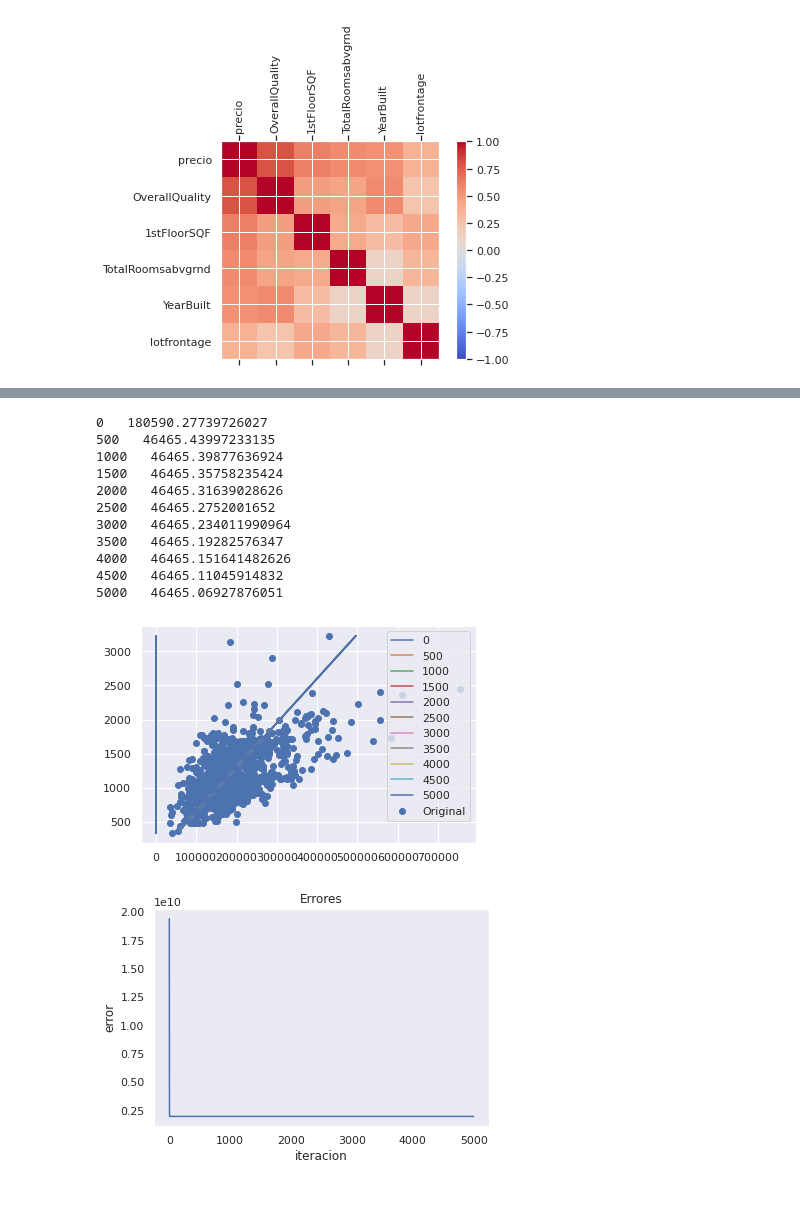
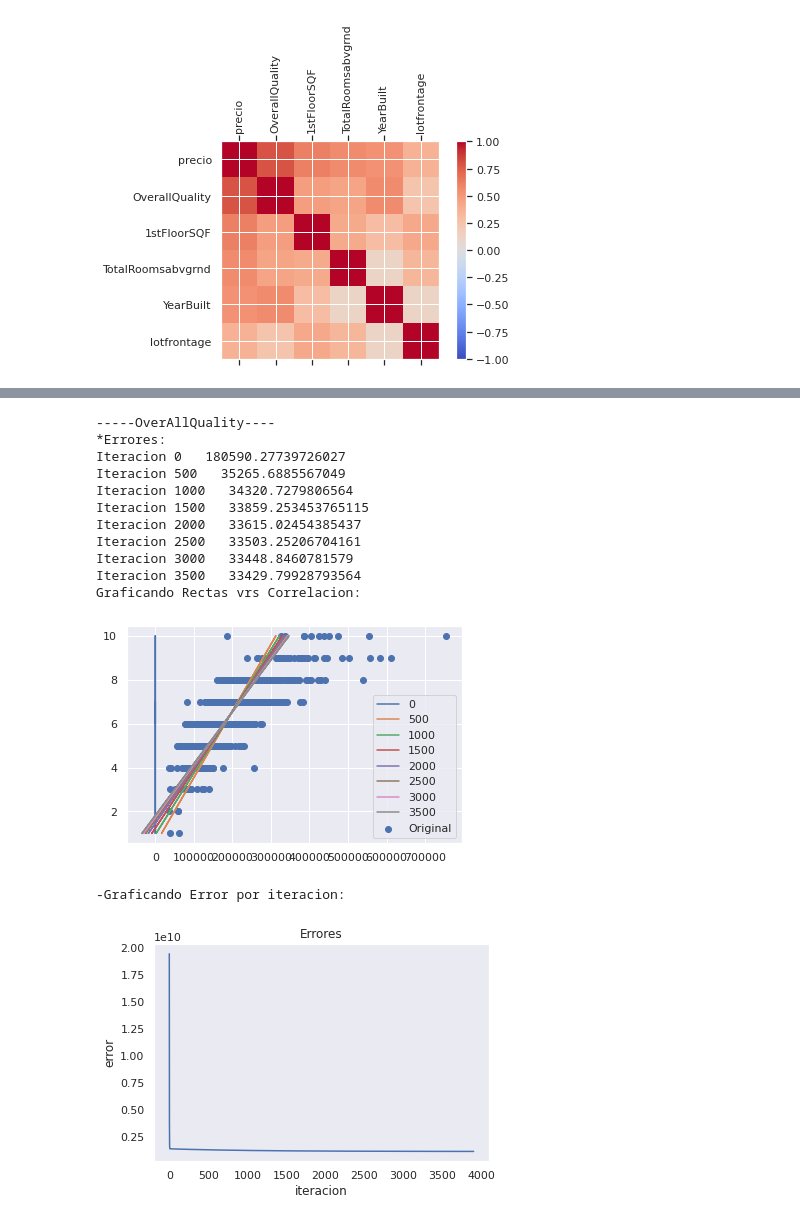
Before and after one commit to JS-DS-coder/CienciaDeDatos2021, a Jupyter notebook: Proyecto_Final.ipynb, the cells around one changed output, grey strips where cells are left out. Saved outputs shown, nothing was run; the diff lists cells and outputs as text; code cells hidden in the pictures.

```diff
--- a/Proyecto_Final.ipynb
+++ b/Proyecto_Final.ipynb
@@ -180,71 +202,69 @@ def PlotError (ploterror):
   plt.show()
 
 def CalcularError(yorig,ycalc):
   return (0.5 *(np.average(np.power((yorig-ycalc),2))))
 
 # Modelo
 def FuncRegLineal (varx,vary,epochs,imprimir_error_cada,lr,valorMB):
 
-  #dsmatrix = np.append(varx,  np.full(varx.shape,1),axis=1)
+
   dsmatrix = varx
   erroriteracion = np.empty((0,2),np.double)
   scatterplot = vary
   i=0
   Resultado = {"iteracion":[],"lista":[]}
   plt.scatter(vary,varx,label="Original")
   while (i <= epochs):
-    yhat = (varx*valorMB[0]) + valorMB[1]
-
-    #scatterplot = np.append(scatterplot,yhat,axis=1)
-    #scatterplot = pd.DataFrame(data=scatterplot,columns=["Y","YHAT"])
-
-    error = CalcularError(vary,yhat)
-    gradientem = np.average((yhat-vary)*varx)
-    gradienteb = np.average((yhat-vary))
-    valorMB[0]=valorMB[0] - (lr*gradientem)
-    valorMB[1]=valorMB[1] - (lr*gradienteb)
-    Resultado["iteracion"].append(i)
+    yhat = (varx*valorMB[0]) + valorMB[1] # y = mx + b
+    error = CalcularError(vary,yhat) # Calculando el error
+    gradientem = np.average((yhat-vary)*varx) #gradiente m
+    gradienteb = np.average((yhat-vary)) # Gradiente b
+    valorMB[0]=valorMB[0] - (lr*gradientem) # nuevo valor M
+    valorMB[1]=valorMB[1] - (lr*gradienteb) # nuevo valor b
+    Resultado["iteracion"].append(i)  #Numero de Iteracion y datos asociados a la iteracion
     Resultado["lista"].append({'m' : valorMB[0],
                                'b' : valorMB[1],
                                'gradientem' : gradientem,
                                'gradienteb' : gradienteb,
                                'error' : error})
-    erroriteracion = np.append(erroriteracion,np.array([[i,error]]),axis=0)
-    if (i%imprimir_error_cada==0):
+    erroriteracion = np.append(erroriteracion,np.array([[i,error]]),axis=0) #Grabando el error de la iteracion
+    if (i%imprimir_error_cada==0): #Imprimiendo recta
       plt.plot(yhat,varx,label=i)
-
-      print(i," ",np.average(np.abs(vary-yhat)))
+      #Imprimiendo Error
+      print("Iteracion",i," ",np.average(np.abs(vary-yhat)))
     i+=1
+  #Mostrando grafica con las rectas y = Mx+b y scatterplot original
   plt.legend()
+  print('Graficando Rectas vrs Correlacion:')
   plt.show()
+  #Graficando error
+  print("-Graficando Error por iteracion:")
   dsError = pd.DataFrame(data=erroriteracion,columns=["iteracion","error"])
   PlotError(dsError)
-  dpandas = pd.DataFrame(data=vary,columns=["Precio"])
-  dpandas["YHAT"] = yhat
-  print(dpandas)
-  corrResult = dpandas.corr("pearson")
-  print(corrResult)
-  return erroriteracion
+
+  return Resultado
 
 rectaOQ = [0,0]
-#zz= FuncRegLineal(dsEntrenamiento[0:1460,1:2],dsEntrenamiento[0:1460,0:1],3900,800,0.01,rectaOQ)
-#print (zz)
-# Recta para la primera variable OverallQuality Y = 29225.441338406832x + 4069.379247214332
+print ("-----OverAllQuality----")
+print ("*Errores:")
+zz= FuncRegLineal(dsEntrenamiento[0:1460,1:2],dsEntrenamiento[0:1460,0:1],3900,500,0.01,rectaOQ)
+
 recta1sqf = [0,0]
-zz1 = FuncRegLineal(dsEntrenamiento[0:1460,2:3],dsEntrenamiento[0:1460,0:1],5000,500,0.000001,recta1sqf)
-
-#zz= FuncRegLineal(ax,ay,50,1,0.001,[0,0])
+print ("-----1stFloorSQF----")
+print ("*Errores:")
+zz1 = FuncRegLineal(dsEntrenamiento[0:1460,2:3],dsEntrenamiento[0:1460,0:1],400,50,0.000001,recta1sqf)
 # %% [output]
-0   180590.27739726027
-500   46465.43997233135
-1000   46465.39877636924
-1500   46465.35758235424
-2000   46465.31639028626
-2500   46465.2752001652
-3000   46465.234011990964
-3500   46465.19282576347
-4000   46465.151641482626
-4500   46465.11045914832
-5000   46465.06927876051
+-----OverAllQuality----
+*Errores:
+Iteracion 0   180590.27739726027
+Iteracion 500   35265.6885567049
+Iteracion 1000   34320.7279806564
+Iteracion 1500   33859.253453765115
+Iteracion 2000   33615.02454385437
+Iteracion 2500   33503.25206704161
+Iteracion 3000   33448.8460781579
+Iteracion 3500   33429.79928793564
+Graficando Rectas vrs Correlacion:
-[figure, old version]
+[figure, new version]
+-Graficando Error por iteracion:
-[figure, old version]
+[figure, new version]
```
Also changed, not shown: parts of 15 cells of this notebook.
